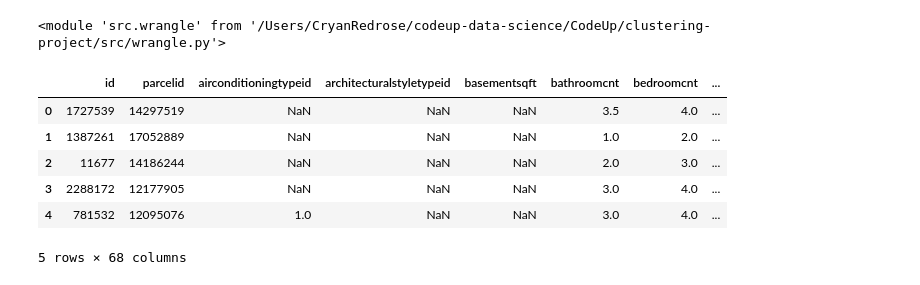
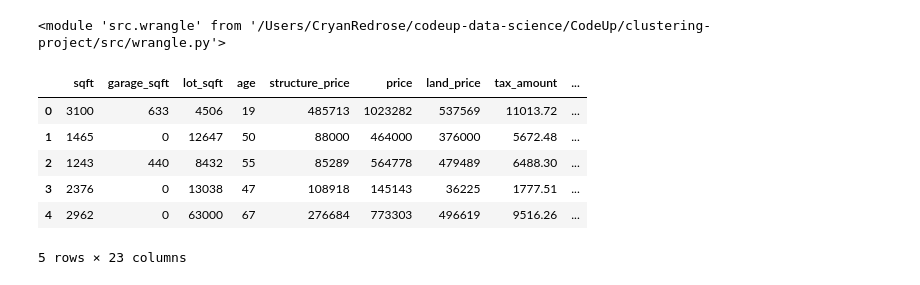
Before and after one commit to codeup-nadia-chris/clustering-project, a Jupyter notebook: chris_work_in_progress.ipynb, the cells around one changed output. Cells and saved outputs as stored; diff of their text form; code cells hidden in the pictures.

```diff
--- a/chris_work_in_progress.ipynb
+++ b/chris_work_in_progress.ipynb
@@ -15,16 +20,17 @@ from importlib import reload
+# %%
+pd.options.display.float_format = '{:,.3f}'.format
 # %%
 reload(wr)
 # %% [output]
 <module 'src.wrangle' from '/Users/CryanRedrose/codeup-data-science/CodeUp/clustering-project/src/wrangle.py'>
 # %%
-df = wr.acquire_zillow()
+df = wr.get_zillow()
+df.head()
+# %% [output]
+|  | sqft | garage_sqft | lot_sqft | age | structure_price | price | land_price | tax_amount | ... |
+| 0 | 3100 | 633 | 4506 | 19 | 485713 | 1023282 | 537569 | 11013.72 | ... |
+| 1 | 1465 | 0 | 12647 | 50 | 88000 | 464000 | 376000 | 5672.48 | ... |
+| 2 | 1243 | 440 | 8432 | 55 | 85289 | 564778 | 479489 | 6488.30 | ... |
+| 3 | 2376 | 0 | 13038 | 47 | 108918 | 145143 | 36225 | 1777.51 | ... |
+| 4 | 2962 | 0 | 63000 | 67 | 276684 | 773303 | 496619 | 9516.26 | ... |
+5 rows × 23 columns
-# %%
-df.head()
-# %% [output]
-|  | id | parcelid | airconditioningtypeid | architecturalstyletypeid | basementsqft | bathroomcnt | bedroomcnt | ... |
-| 0 | 1727539 | 14297519 | NaN | NaN | NaN | 3.5 | 4.0 | ... |
-| 1 | 1387261 | 17052889 | NaN | NaN | NaN | 1.0 | 2.0 | ... |
-| 2 | 11677 | 14186244 | NaN | NaN | NaN | 2.0 | 3.0 | ... |
-| 3 | 2288172 | 12177905 | NaN | NaN | NaN | 3.0 | 4.0 | ... |
-| 4 | 781532 | 12095076 | 1.0 | NaN | NaN | 3.0 | 4.0 | ... |
-5 rows × 68 columns
```
Also changed, not shown: parts of 7 cells of this notebook, 1 other file.
